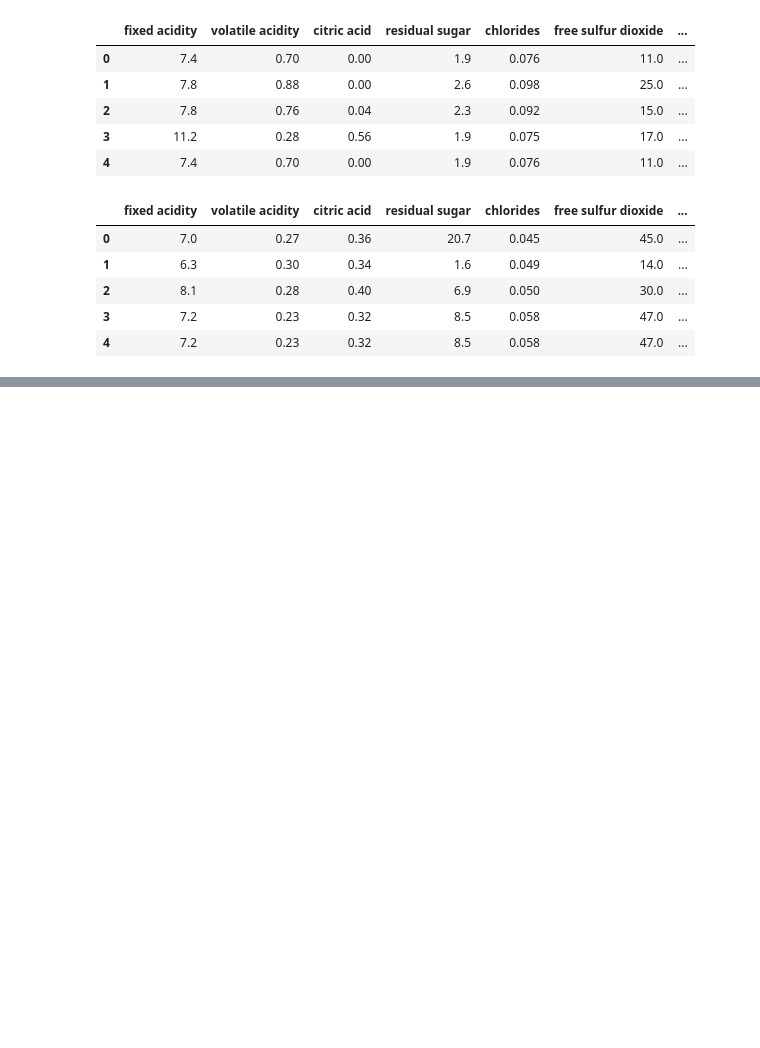
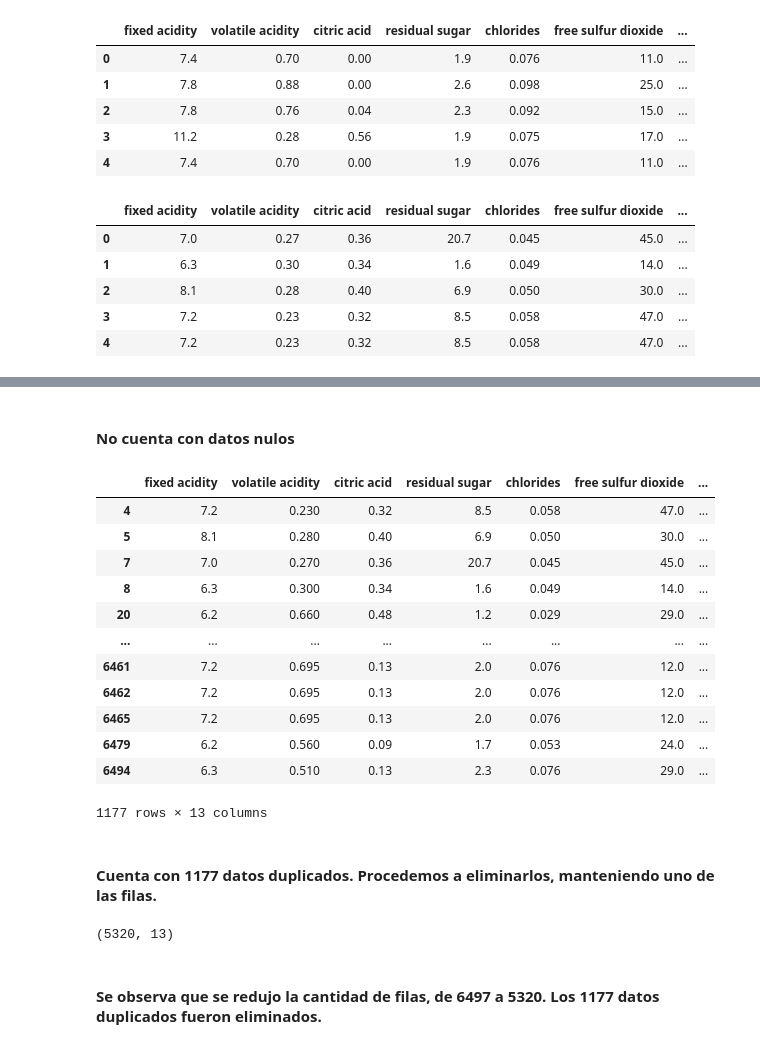
Before and after one commit to 16danielvm/Wine_Classification, a Jupyter notebook: EDAwines.ipynb, the cells around one changed output, grey strips where cells are left out. Cells and saved outputs as stored; diff of their text form; code cells hidden in the pictures; blank space fills up the shorter version.

Commit message:
"Duplicates"

```diff
--- a/EDAwines.ipynb
+++ b/EDAwines.ipynb
@@ -35,0 +52,3 @@ Dimesiones del dataset de vino blanco:  (4898, 12)
+# %%
+df_wr['type'] = 'Red'
+df_ww['type'] = 'White'
@@ -35,0 +65,2 @@ Dimesiones del dataset de vino blanco:  (4898, 12)
+# %%
+df_wines = pd.concat([df_ww,df_wr], ignore_index= True)
@@ -35,0 +114,2 @@ Dimesiones del dataset de vino blanco:  (4898, 12)
+# %%
+df_wines['type'] = df_wines['type'].astype('category')
@@ -35,0 +133,20 @@ Dimesiones del dataset de vino blanco:  (4898, 12)
+# %% [markdown]
+#### No cuenta con datos nulos
+# %%
+df_wines[df_wines.duplicated()]
+# %% [output]
+|  | fixed acidity | volatile acidity | citric acid | residual sugar | chlorides | free sulfur dioxide | ... |
+| 4 | 7.2 | 0.230 | 0.32 | 8.5 | 0.058 | 47.0 | ... |
+| 5 | 8.1 | 0.280 | 0.40 | 6.9 | 0.050 | 30.0 | ... |
+| 7 | 7.0 | 0.270 | 0.36 | 20.7 | 0.045 | 45.0 | ... |
+| 8 | 6.3 | 0.300 | 0.34 | 1.6 | 0.049 | 14.0 | ... |
+| 20 | 6.2 | 0.660 | 0.48 | 1.2 | 0.029 | 29.0 | ... |
+| ... | ... | ... | ... | ... | ... | ... | ... |
+| 6461 | 7.2 | 0.695 | 0.13 | 2.0 | 0.076 | 12.0 | ... |
+| 6462 | 7.2 | 0.695 | 0.13 | 2.0 | 0.076 | 12.0 | ... |
+| 6465 | 7.2 | 0.695 | 0.13 | 2.0 | 0.076 | 12.0 | ... |
+| 6479 | 6.2 | 0.560 | 0.09 | 1.7 | 0.053 | 24.0 | ... |
+| 6494 | 6.3 | 0.510 | 0.13 | 2.3 | 0.076 | 29.0 | ... |
+1177 rows × 13 columns
+# %% [markdown]
+#### Cuenta con 1177 datos duplicados. Procedemos a eliminarlos, manteniendo uno de las filas.
@@ -35,0 +155,6 @@ Dimesiones del dataset de vino blanco:  (4898, 12)
+# %%
+df_wines.shape
+# %% [output]
+(5320, 13)
+# %% [markdown]
+#### Se observa que se redujo la cantidad de filas, de 6497 a 5320. Los 1177 datos duplicados fueron eliminados.
```
Also changed, not shown: parts of 18 cells of this notebook.
